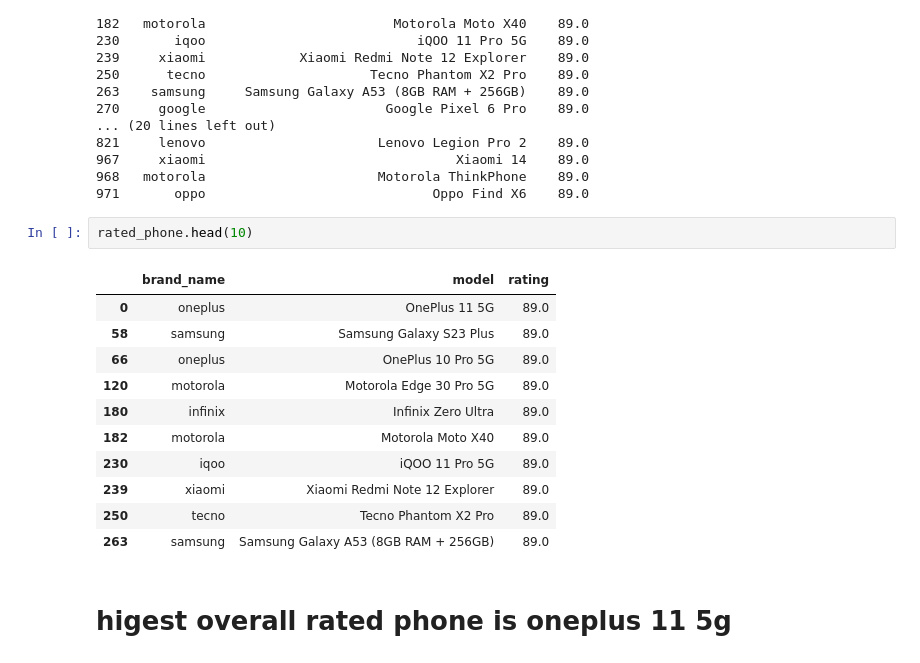
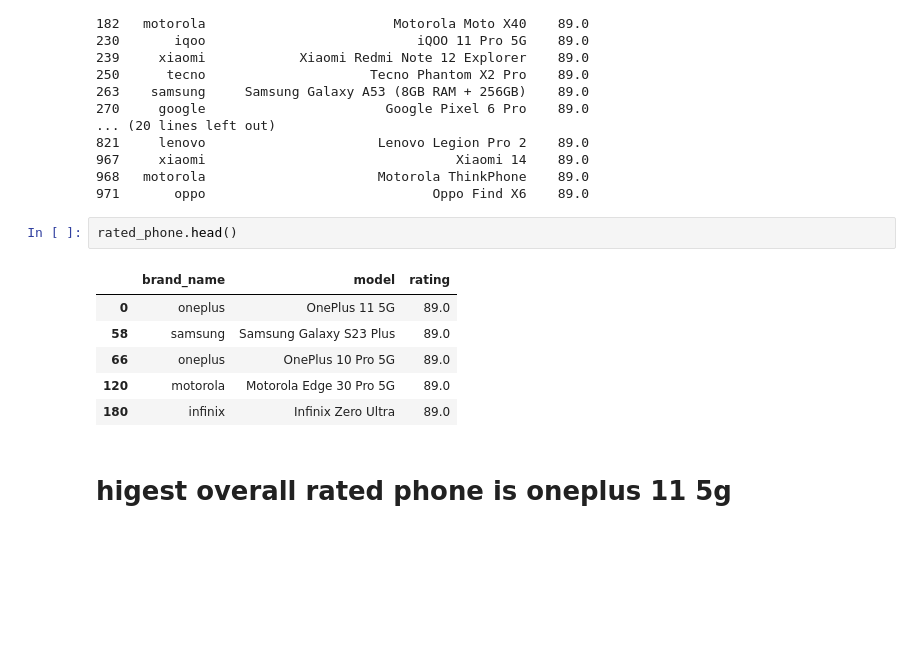
Before and after one commit to mhdxshahiq/smartphone_data_analysis, a Jupyter notebook: project.ipynb, the cells around one changed output. Drawn from its saved outputs; the diff is of its cells as text; blank space fills up the shorter version.

```diff
--- a/project.ipynb
+++ b/project.ipynb
@@ -282,18 +282,13 @@ print(rated_phone.to_string())
 968   motorola                      Motorola ThinkPhone    89.0
 971       oppo                             Oppo Find X6    89.0
 # %%
-rated_phone.head(10)
+rated_phone.head()
 # %% [output]
 |  | brand_name | model | rating |
 | 0 | oneplus | OnePlus 11 5G | 89.0 |
 | 58 | samsung | Samsung Galaxy S23 Plus | 89.0 |
 | 66 | oneplus | OnePlus 10 Pro 5G | 89.0 |
 | 120 | motorola | Motorola Edge 30 Pro 5G | 89.0 |
 | 180 | infinix | Infinix Zero Ultra | 89.0 |
-| 182 | motorola | Motorola Moto X40 | 89.0 |
-| 230 | iqoo | iQOO 11 Pro 5G | 89.0 |
-| 239 | xiaomi | Xiaomi Redmi Note 12 Explorer | 89.0 |
-| 250 | tecno | Tecno Phantom X2 Pro | 89.0 |
-| 263 | samsung | Samsung Galaxy A53 (8GB RAM + 256GB) | 89.0 |
 # %% [markdown]
 # higest overall rated phone is oneplus 11 5g
```
Also changed, not shown: parts of 3 cells of this notebook, 1 other file.
